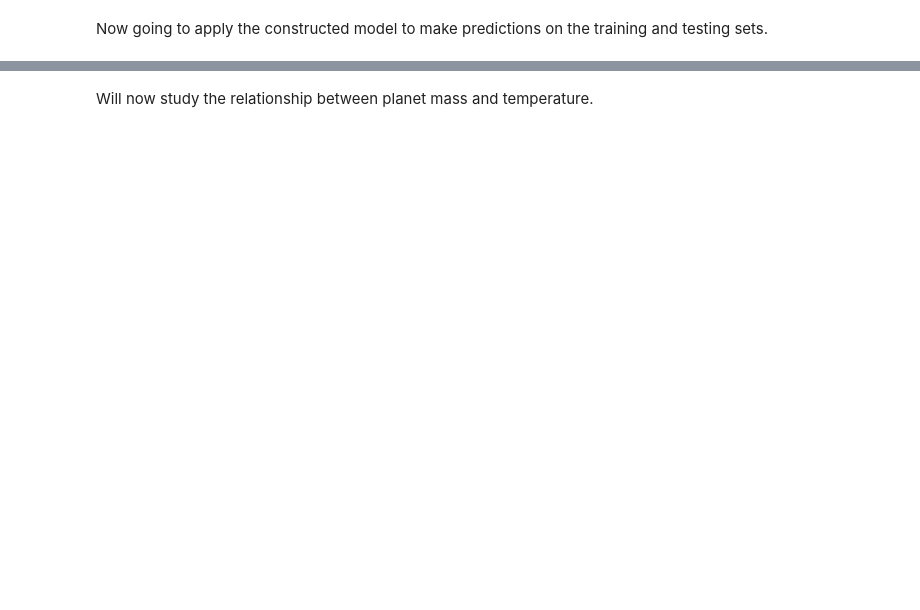
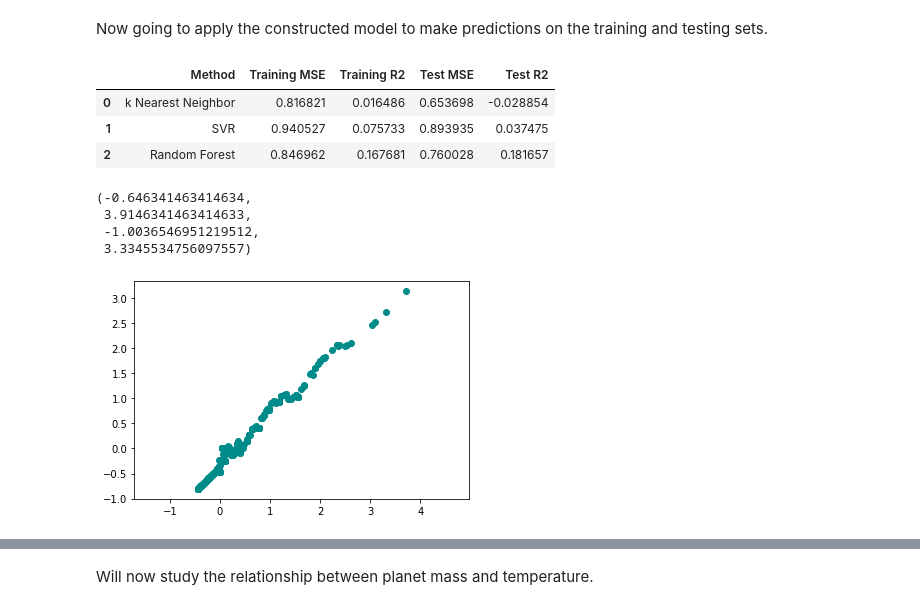
Before and after one commit to jbravo87/blog-projects, a Jupyter notebook: exoplanet_data_notebook.ipynb, the cells around one changed output, grey strips where cells are left out. Cells and saved outputs as stored; diff of their text form; code cells hidden in the pictures; blank space fills up the shorter version.

Commit message:
Corrected model parameters, established a baseline for models, and computed some residuals.

```diff
--- a/exoplanet_data_notebook.ipynb
+++ b/exoplanet_data_notebook.ipynb
@@ -455,8 +556,8 @@ Will now create the kNN model.
 # %%
 model_knn = KNeighborsRegressor(n_neighbors = 40)
 model_knn.fit(x_train, y_train)
-y_knn_train_pred = model_knn.predict(x_train)
-y_knn_test_pred = model_knn.predict(x_test)
+y_knn_train_pred = model_knn.predict(y_train)
+y_knn_test_pred = model_knn.predict(y_test)
 # %% [markdown]
 For model performace, first the training mean square error and R2 score.
 # %%
@@ -529,8 +652,8 @@ w2_train, w2_test = tts(w4)
 from sklearn.svm import SVR
 regressor = SVR(kernel = 'rbf')
 regressor.fit(w1_train, w2_train)
-y_svr_train_pred = regressor.predict(w1_train)
-y_svr_test_pred = regressor.predict(w1_test)
+y_svr_train_pred = regressor.predict(w2_train)
+y_svr_test_pred = regressor.predict(w2_test)
 # Model performance
 svr_train_mse = mean_squared_error(w2_train, y_svr_train_pred)
 svr_train_r2 = r2_score(w2_train, y_svr_train_pred)
@@ -559,8 +688,8 @@ print(rf)
 # %% [markdown]
 Now going to apply the constructed model to make predictions on the training and testing sets.
 # %%
-y_rf_train_pred = rf.predict(w1_train)
-y_rf_test_pred = rf.predict(w1_test)
+y_rf_train_pred = rf.predict(w2_train)
+y_rf_test_pred = rf.predict(w2_test)
 # %%
 # Model performance metrics for random forest model.
 rf_train_mse = mean_squared_error(w2_train, y_rf_train_pred)
@@ -573,3 +702,24 @@ rf_results.columns = ['Method', 'Training MSE', 'Training R2', 'Test MSE', 'Test
 # %%
 results2 = pd.concat([results2, rf_results], ignore_index = True)
 results2
+# %% [output]
+|  | Method | Training MSE | Training R2 | Test MSE | Test R2 |
+| 0 | k Nearest Neighbor | 0.816821 | 0.016486 | 0.653698 | -0.028854 |
+| 1 | SVR | 0.940527 | 0.075733 | 0.893935 | 0.037475 |
+| 2 | Random Forest | 0.846962 | 0.167681 | 0.760028 | 0.181657 |
+# %%
+true_values01 = y_test
+true_values02 = w1_test
+predicted_values1_knn = y_knn_test_pred
+residuals1_knn = true_values01 - predicted_values1_knn
+residuals1_svr = true_values02 - y_svr_test_pred
+residuals1_rf = true_values02 - y_rf_test_pred
+plt.scatter(true_values01, residuals1_knn, color = 'darkcyan')
+
+plt.axis('equal')
+# %% [output]
+(-0.646341463414634,
+ 3.9146341463414633,
+ -1.0036546951219512,
+ 3.3345534756097557)
+[figure, added]
```
Also changed, not shown: parts of 55 cells of this notebook.
